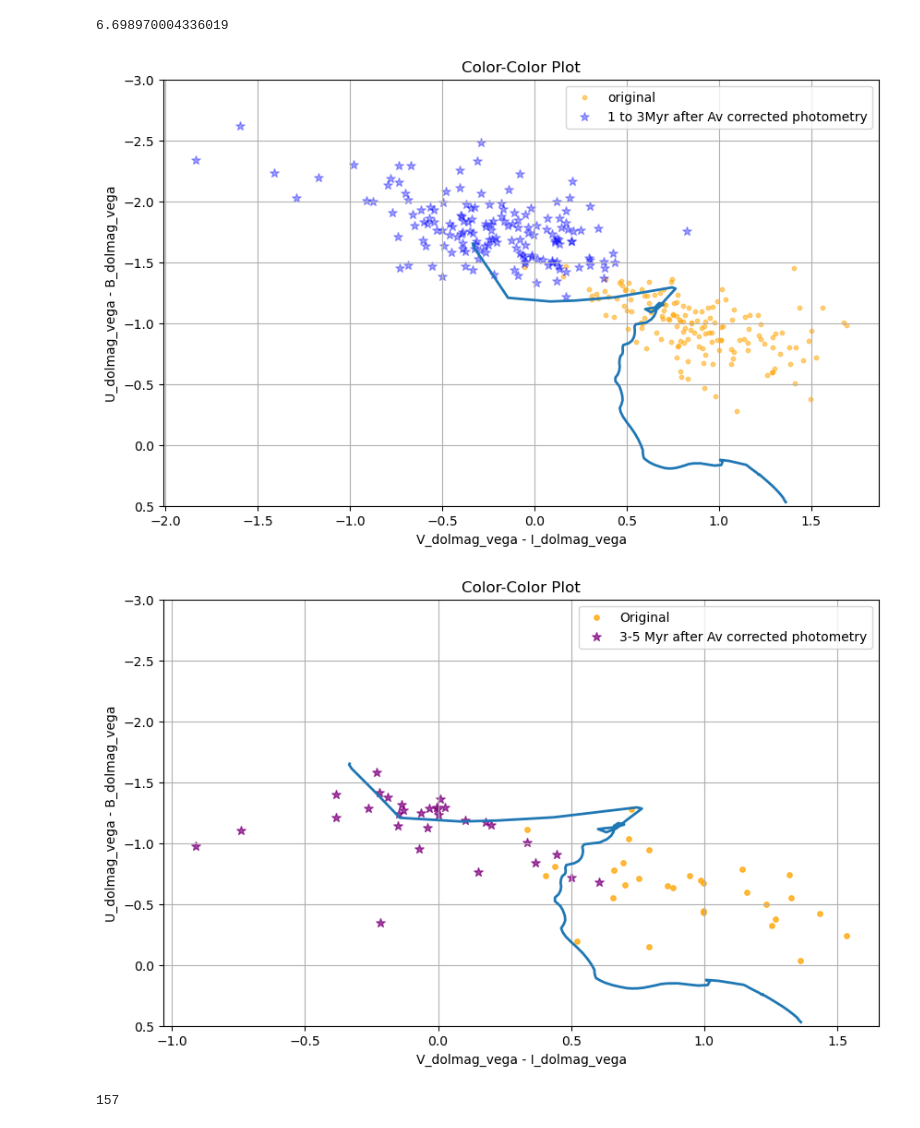
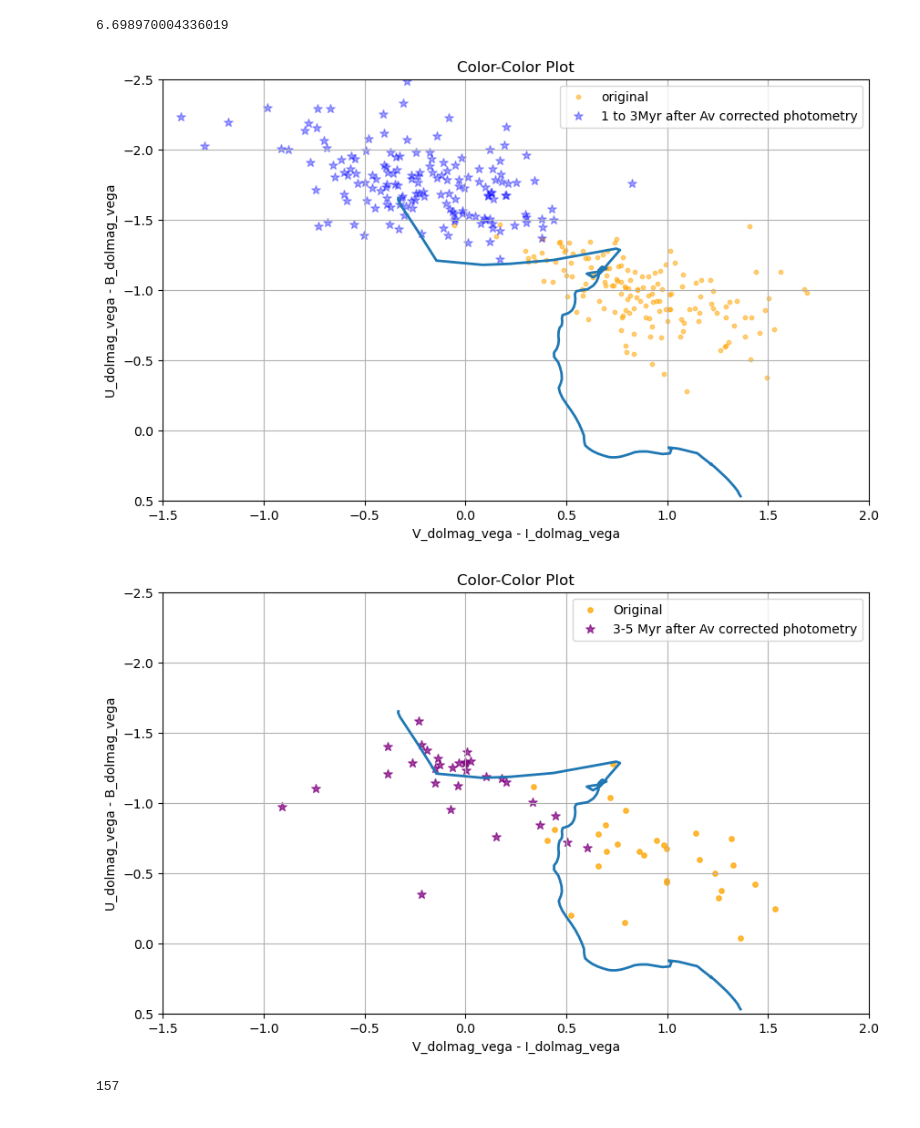
Before and after one commit to kilarson/msa, a Jupyter notebook: msa_cigale.ipynb, the cells around one changed output. Drawn from its saved outputs; the diff is of its cells as text; code cells hidden in the pictures.

Commit message:
updating figures

```diff
--- a/msa_cigale.ipynb
+++ b/msa_cigale.ipynb
@@ -1358,32 +1358,34 @@ print(np.log10(5e6))
 # %%
 # Calculate color indices
 
 
 v_i_color = data_tbl['V_dolmag_vega_old'][av_corrected] - data_tbl['I_dolmag_vega_old'][av_corrected]
 u_b_color = data_tbl['U_dolmag_vega_old'][av_corrected] - data_tbl['B_dolmag_vega_old'][av_corrected]
 
 v_i_color_new = data_tbl['V_dolmag_vega'][av_corrected] - data_tbl['I_dolmag_vega'][av_corrected]
 u_b_color_new = data_tbl['U_dolmag_vega'][av_corrected] - data_tbl['B_dolmag_vega'][av_corrected]
 
 # Create the scatter plot
 plt.figure(figsize=(10, 6))
 plt.scatter(v_i_color[Myr],u_b_color[Myr], s=10, alpha=0.5,color='orange',label = 'original')
 plt.scatter(v_i_color_new[Myr],u_b_color_new[Myr],color='blue', s=50,marker='*', alpha=0.35,label = '1 to 3Myr after Av corrected photometry')
 #plt.scatter(v_i_color[Myr],u_b_color[Myr], s=10, alpha=0.5,color='blue',label = '1Myr after correction')
 
 plt.plot(bc03_V_vega-bc03_I_vega,bc03_U_vega-bc03_B_vega,linewidth=2 )
-plt.ylim(0.5,-3)
+#plt.ylim(0.5,-3)
+plt.ylim(0.5,-2.5)
+plt.xlim(-1.5,2.0)
 plt.ylabel('U_dolmag_vega - B_dolmag_vega')
 plt.xlabel('V_dolmag_vega - I_dolmag_vega')
 plt. legend()
 plt.title('Color-Color Plot')
 plt.grid(True)
 
 plt.savefig(fig_dir+gal+'_'+tracer_band+'_ws'+pc_scales[i]+'pc_CC_1_3Mry.pdf', bbox_inches='tight', pad_inches=0.15)
 
 plt.show()
 # %% [output]
-[figure, old version]
+[figure, new version]
 # %%
 #Myr = (np.log10(cigale_df['best.stellar.age_m_star'][av_corrected]*1e6) < 6.2)
 #print(sum(Myr))
@@ -1404,7 +1406,8 @@ plt.scatter(v_i_color_new[Myr3_5],u_b_color_new[Myr3_5],color='purple', s=50,mar
 #plt.scatter(v_i_color[Myr],u_b_color[Myr], s=10, alpha=0.5,color='blue',label = '1Myr after correction')
 
 plt.plot(bc03_V_vega-bc03_I_vega,bc03_U_vega-bc03_B_vega,linewidth=2 )
-plt.ylim(0.5,-3)
+plt.ylim(0.5,-2.5)
+plt.xlim(-1.5,2.0)
 plt.ylabel('U_dolmag_vega - B_dolmag_vega')
 plt.xlabel('V_dolmag_vega - I_dolmag_vega')
 plt. legend()
@@ -1415,7 +1418,7 @@ plt.savefig(fig_dir+gal+'_'+tracer_band+'_ws'+pc_scales[i]+'pc_CC_3_5Mry.pdf', b
 
 plt.show()
 # %% [output]
-[figure, old version]
+[figure, new version]
 # %%
 Myr = (np.log10(cigale_df['best.stellar.age_m_star'][av_corrected]*1e6) < 6.2)
 print(sum(Myr))
```
Also changed, not shown: parts of 13 cells of this notebook.
